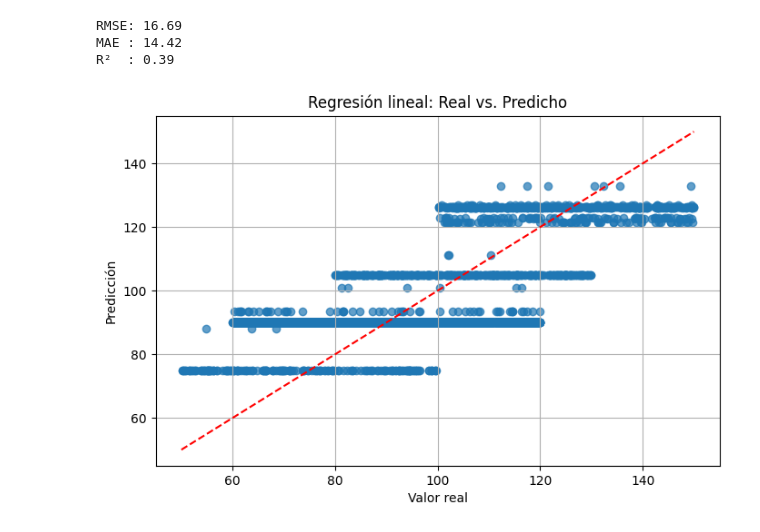
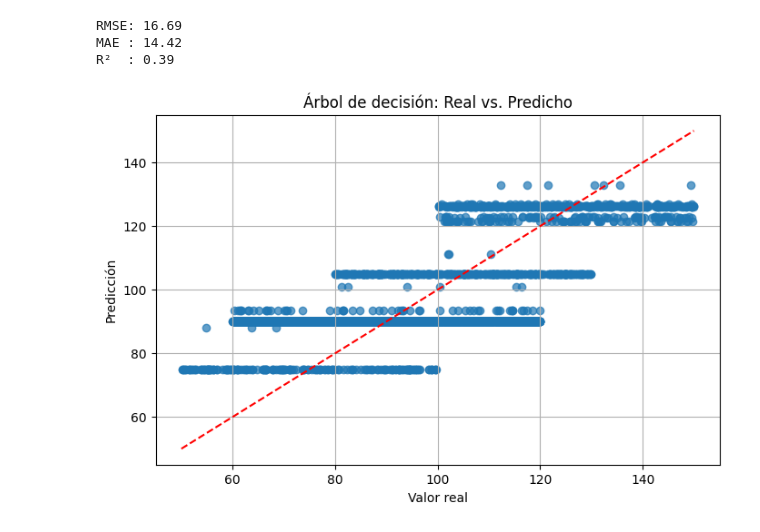
Before and after one commit to omaurtorsac/tgor, a Jupyter notebook: arbol-decision/arbol-decisionv2.ipynb, the cells around one changed output. Cells and saved outputs as stored; diff of their text form; code cells hidden in the pictures.

```diff
--- a/arbol-decision/arbol-decisionv2.ipynb
+++ b/arbol-decision/arbol-decisionv2.ipynb
@@ -264,11 +264,11 @@ R²  : 0.39
 # %%
 plt.figure(figsize=(8,5))
 plt.scatter(y_test, y_pred, alpha=0.7)
 plt.plot([y.min(), y.max()], [y.min(), y.max()], 'r--')
 plt.xlabel("Valor real")
 plt.ylabel("Predicción")
-plt.title("Regresión lineal: Real vs. Predicho")
+plt.title("Árbol de decisión: Real vs. Predicho")
 plt.grid(True)
 plt.show()
 # %% [output]
-[figure, old version]
+[figure, new version]
```
Also changed, not shown: 2 other files.
